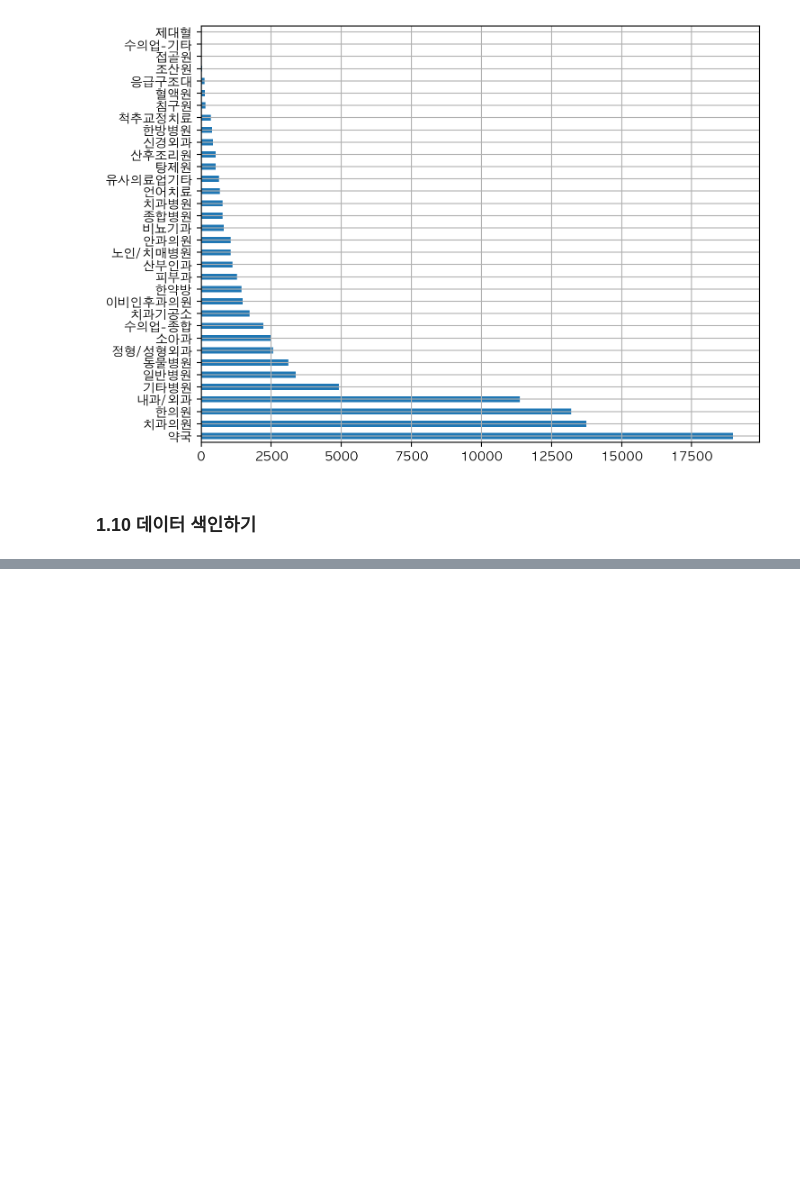
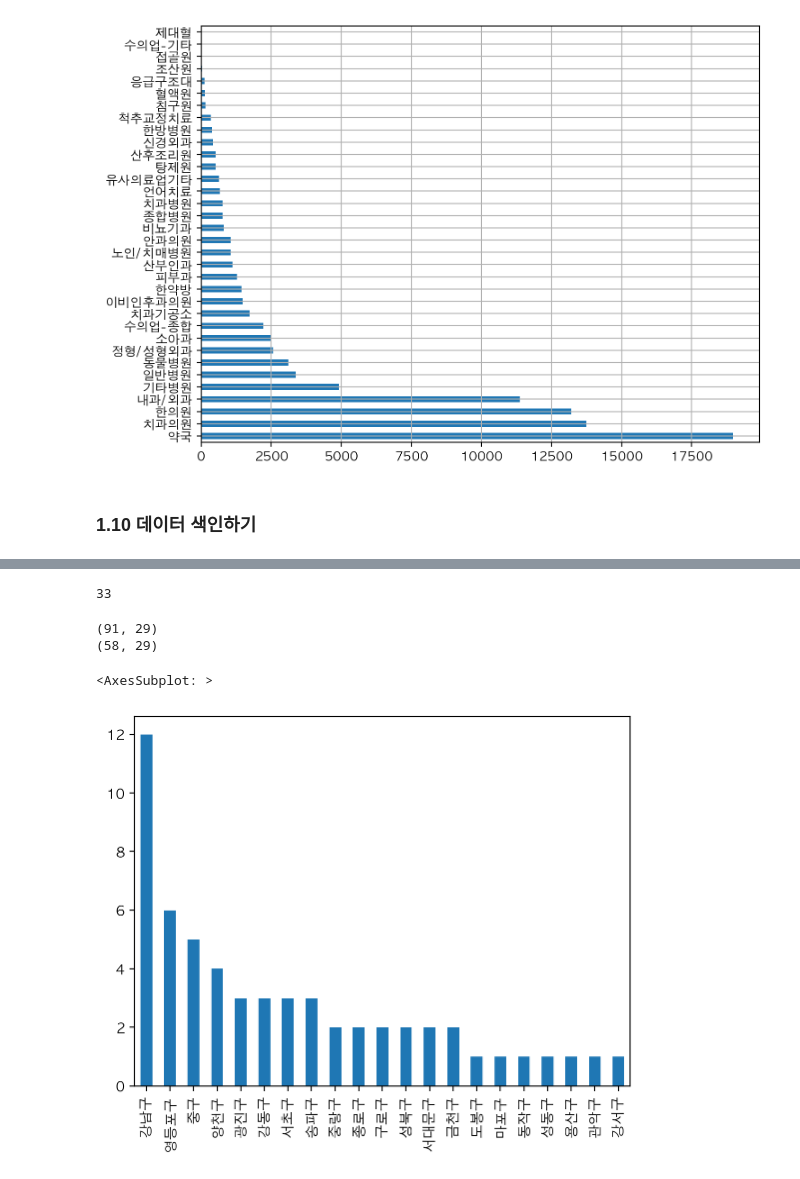
Before and after one commit to Minsoo0405/pythonbasic, a Jupyter notebook: coaching_study/coaching_study_2week.ipynb, the cells around one changed output, grey strips where cells are left out. Drawn from its saved outputs; the diff is of its cells as text; code cells hidden in the pictures; blank space fills up the shorter version.

```diff
--- a/coaching_study/coaching_study_2week.ipynb
+++ b/coaching_study/coaching_study_2week.ipynb
@@ -397,0 +451,5 @@ Name: 상권업종중분류명, dtype: int64
+# %%
+# 제거할 데이터 지정하기("꽃배달|의료기|장례식장|상담소|어린이집")
+drop_rows = df_seoul_hospital[df_seoul_hospital['상호명'].str.contains('꽃배달|의료기|장례식장|상담소|어린이집')].index
+drop_rows = drop_rows.tolist()
+drop_rows
@@ -397,0 +458,5 @@ Name: 상권업종중분류명, dtype: int64
+# %%
+# 제거할 데이터 지정하기("의원")
+drop_rows2 = df_seoul_hospital[df_seoul_hospital['상호명'].str.endswith('의원')].index
+drop_rows2 = drop_rows2.tolist()
+drop_rows2
@@ -397,0 +481,18 @@ Name: 상권업종중분류명, dtype: int64
+# %%
+drop_rows = drop_rows + drop_rows2
+len(drop_rows)
+# %% [output]
+33
+# %%
+# 데이터 제거하기
+print(df_seoul_hospital.shape)
+df_seoul_hospital = df_seoul_hospital.drop(drop_rows, axis=0)
+print(df_seoul_hospital.shape)
+# %% [output]
+(91, 29)
+(58, 29)
+# %%
+df_seoul_hospital['시군구명'].value_counts().plot.bar()
+# %% [output]
+<AxesSubplot: >
+[figure, added]
```
Also changed, not shown: parts of 23 cells of this notebook, 1 other file.
